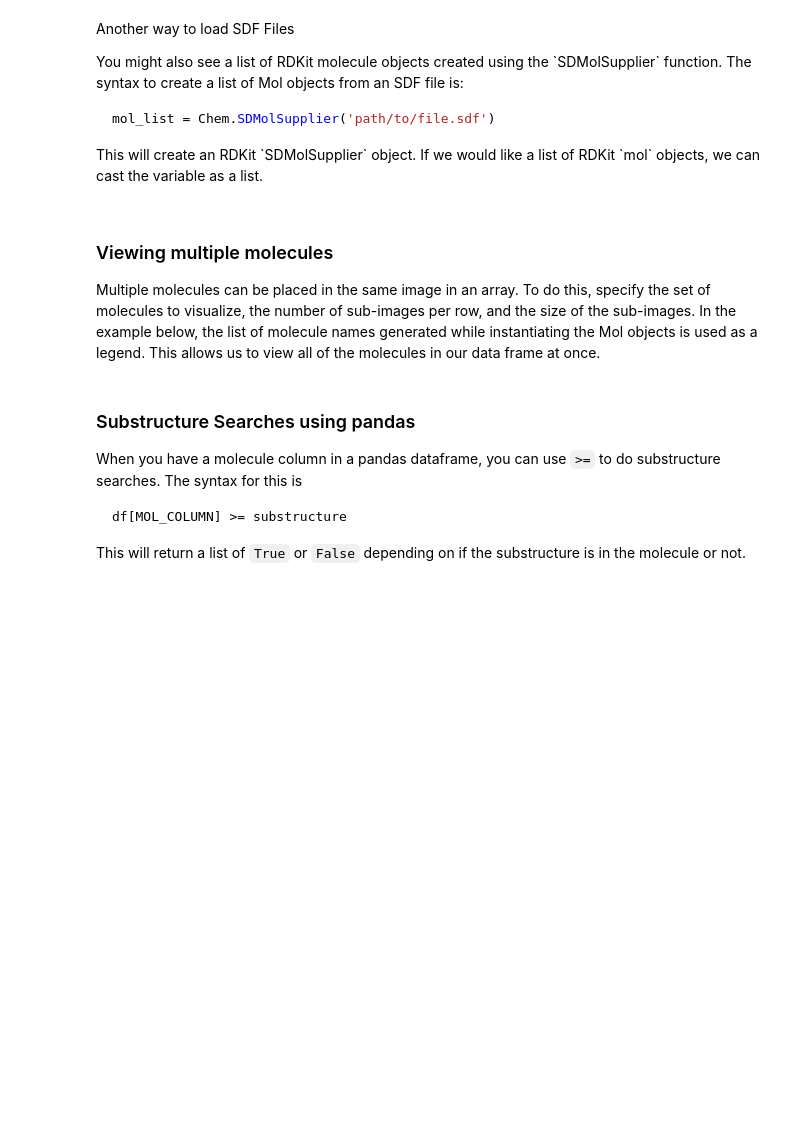
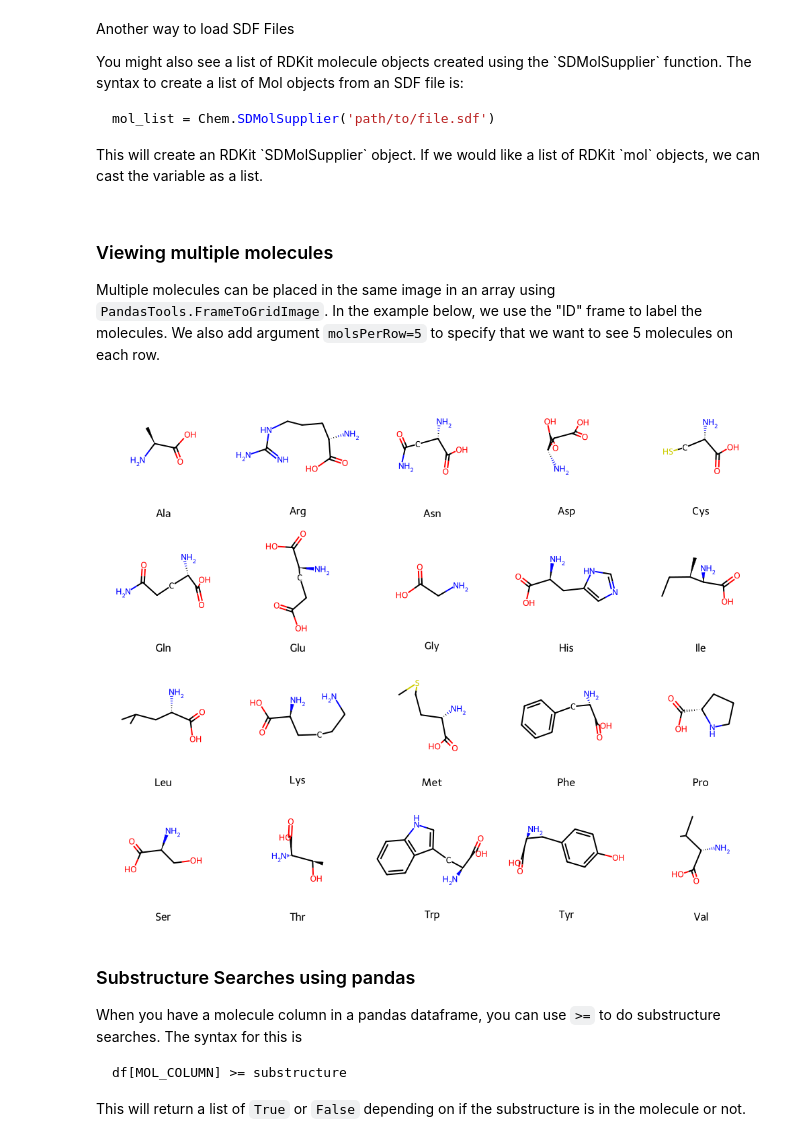
Before and after one commit to MolSSI-Education/acs-2023-notebooks, a Jupyter notebook: 04_rdkit_datasets.ipynb, the cells around one changed output. Cells and saved outputs as stored; diff of their text form; code cells hidden in the pictures; blank space fills up the shorter version.

Commit message:
update rdkit data set and fitting lessons

```diff
--- a/04_rdkit_datasets.ipynb
+++ b/04_rdkit_datasets.ipynb
@@ -117,15 +144,12 @@ mol_list = Chem.SDMolSupplier('path/to/file.sdf')
 # %% [markdown]
 ### Viewing multiple molecules
 
-Multiple molecules can be placed in the same image in an array.  To do this, specify the set of molecules to visualize, the number of sub-images per row, and the size of the sub-images.  In the example below, the list of molecule names generated while instantiating the Mol objects is used as a legend. This allows us to view all of the molecules in our data frame at once.
+Multiple molecules can be placed in the same image in an array using `PandasTools.FrameToGridImage`. In the example below, we use the "ID" frame to label the molecules. We also add argument `molsPerRow=5` to specify that we want to see 5 molecules on each row.
 # %%
 # Visualize the molecules
-from rdkit.Chem import Draw
-
-mol_list = df["ROMol"].to_list()
-mol_names = df["ID"].to_list()
-
-Draw.MolsToGridImage(mol_list, molsPerRow=5, legends=mol_names)
+PandasTools.FrameToGridImage(df, column='ROMol', legendsCol="ID", molsPerRow=5)
+# %% [output]
+[figure, added]
 # %% [markdown]
 ### Substructure Searches using pandas
 
```
Also changed, not shown: parts of 12 cells of this notebook, 1 other file.
